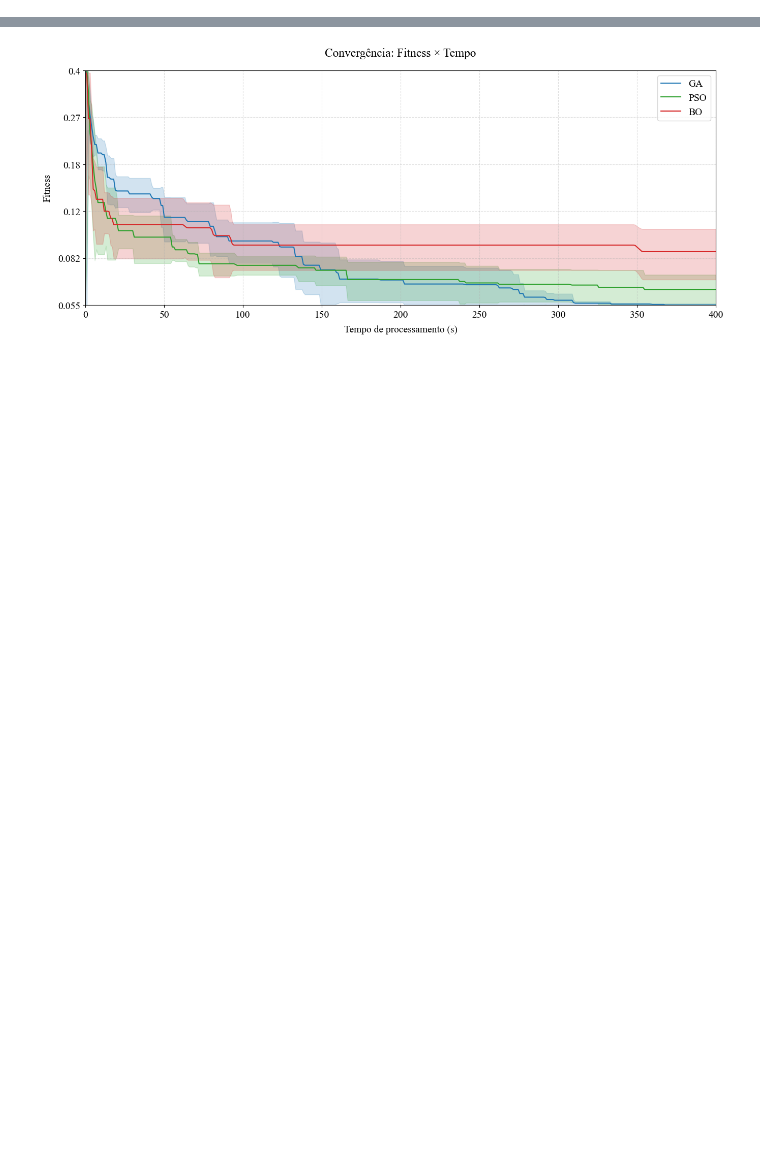
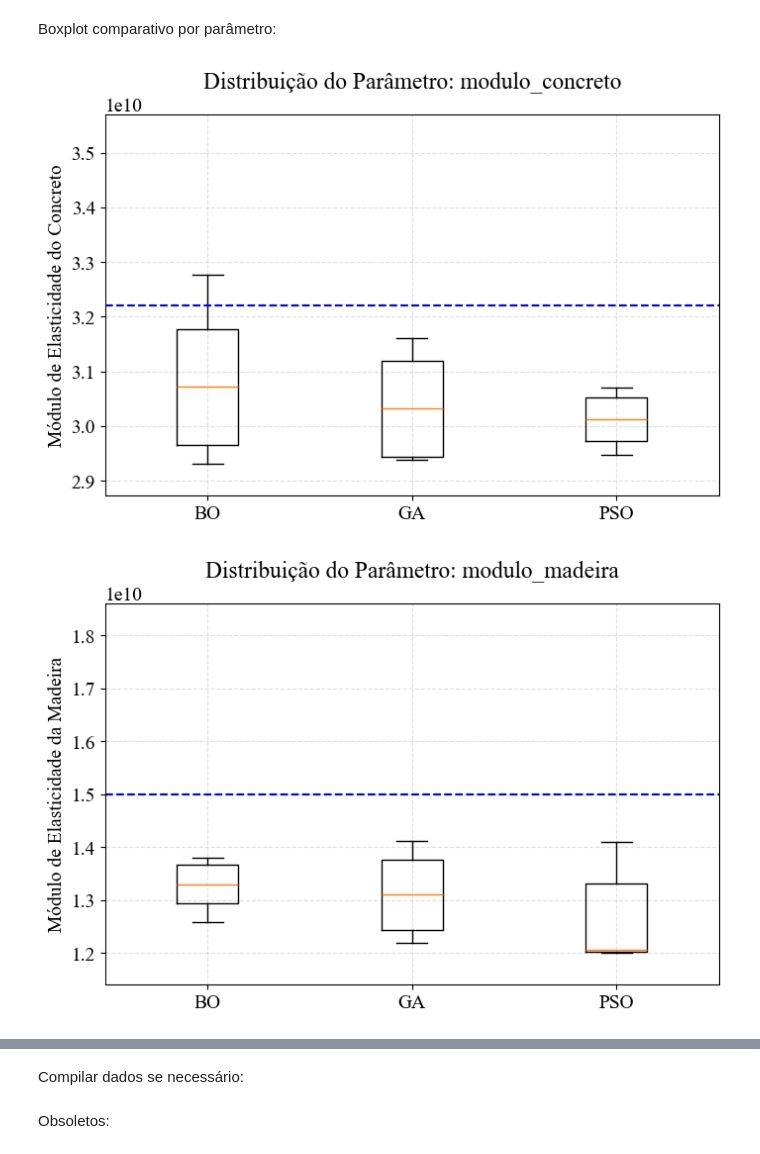
Before and after one commit to joaovfdias/optim_model_updating, a Jupyter notebook: plot/Problema 4.ipynb, the cells around one changed output, grey strips where cells are left out. Saved outputs shown, nothing was run; the diff lists cells and outputs as text; code cells hidden in the pictures; blank space fills up the shorter version.

```diff
--- a/plot/Problema 4.ipynb
+++ b/plot/Problema 4.ipynb
@@ -29,0 +49,4 @@ logs_dir = {
+# %%
+for algo in algos:
+    for param in dadosp.keys:
+        plot.plot_parameter_boxplot(param, algo=[algo], key_to_name=dadosp.key_to_name, expected_value=dadosp.expected_values[param], search_space=dadosp.search_spaces, save=salvar_algo[algo])
@@ -29,0 +103,8 @@ logs_dir = {
+# %% [markdown]
+Boxplot comparativo por parâmetro:
+# %%
+for param in dadosp.keys:
+    plot.plot_parameter_boxplot(param, algo=None, filter_sets=filter_sets, key_to_name=dadosp.key_to_name, expected_value=dadosp.expected_values[param], search_space=dadosp.search_spaces)
+# %% [output]
+[figure, added]
+[figure, added]
@@ -30 +118,3 @@ logs_dir = {
+# %% [markdown]
+Compilar dados se necessário:
 # %%
@@ -43,7 +132,5 @@ plot = Plotter(log_dir)
-# %%
-plot.plot_convergence_vs_time_logs(algos, logs_dir, ymax=0.40, tmax=400)
-# %% [output]
-[figure, removed]
+# %% [markdown]
+Obsoletos:
 # %%
 plot.plot_all_results(param_keys=dadosp.keys, key_to_name=dadosp.key_to_name, param_expected_values=dadosp.expected_values, param_search_space=dadosp.search_spaces, filter_sets=filter_sets)
 # %% [output]
```
Also changed, not shown: parts of 19 cells of this notebook, 2 other files.
